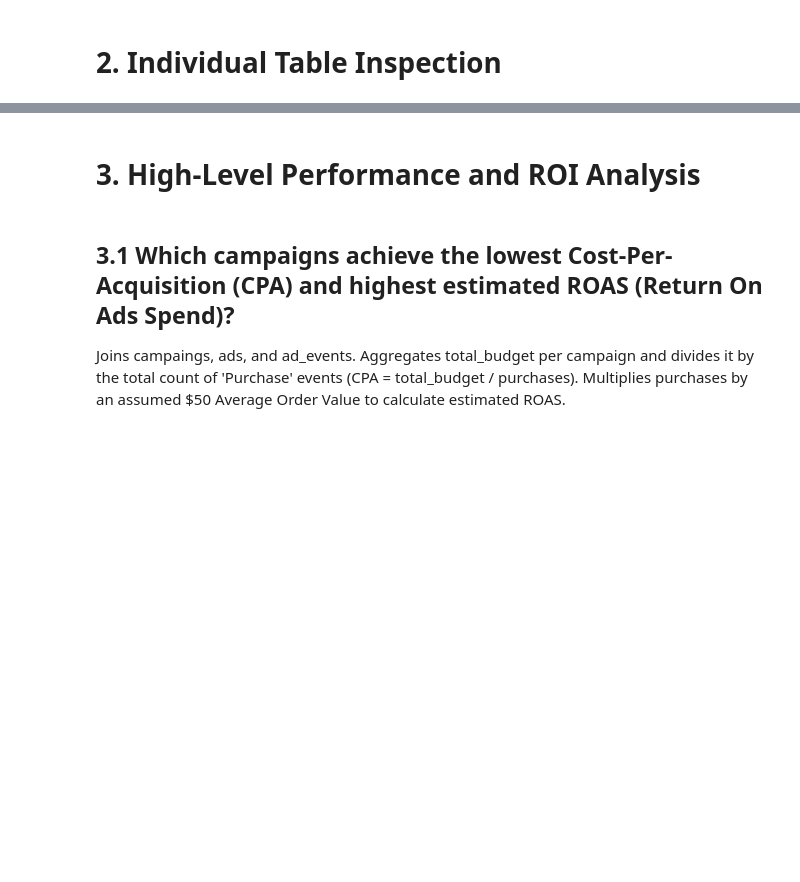
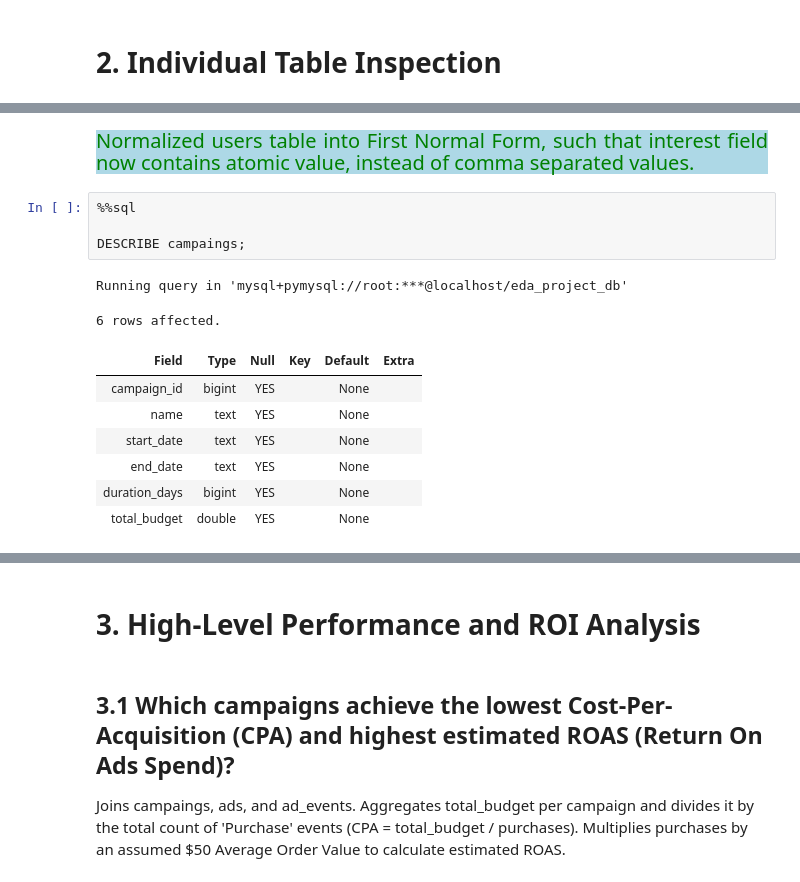
Before and after one commit to Kartika-Nidhi/Social_Media_Ads_Performance_Analysis_SQL, a Jupyter notebook: SocialMediaAdsPerformance.ipynb, the cells around one changed output, grey strips where cells are left out. Saved outputs shown, nothing was run; the diff lists cells and outputs as text; blank space fills up the shorter version.

```diff
--- a/SocialMediaAdsPerformance.ipynb
+++ b/SocialMediaAdsPerformance.ipynb
@@ -136,0 +169,16 @@ Running query in 'mysql+pymysql://root:***@localhost/eda_project_db'
+# %% [markdown]
+<div style = "background-color:lightblue; color:green; font-size:20px; text-align:justify">Normalized users table into First Normal Form, such that interest field now contains atomic value, instead of comma separated values.
+# %%
+%%sql
+
+DESCRIBE campaings;
+# %% [output]
+Running query in 'mysql+pymysql://root:***@localhost/eda_project_db'
+6 rows affected.
+| Field | Type | Null | Key | Default | Extra |
+| campaign_id | bigint | YES |  | None |  |
+| name | text | YES |  | None |  |
+| start_date | text | YES |  | None |  |
+| end_date | text | YES |  | None |  |
+| duration_days | bigint | YES |  | None |  |
+| total_budget | double | YES |  | None |  |
```
Also changed, not shown: parts of 10 cells of this notebook.
